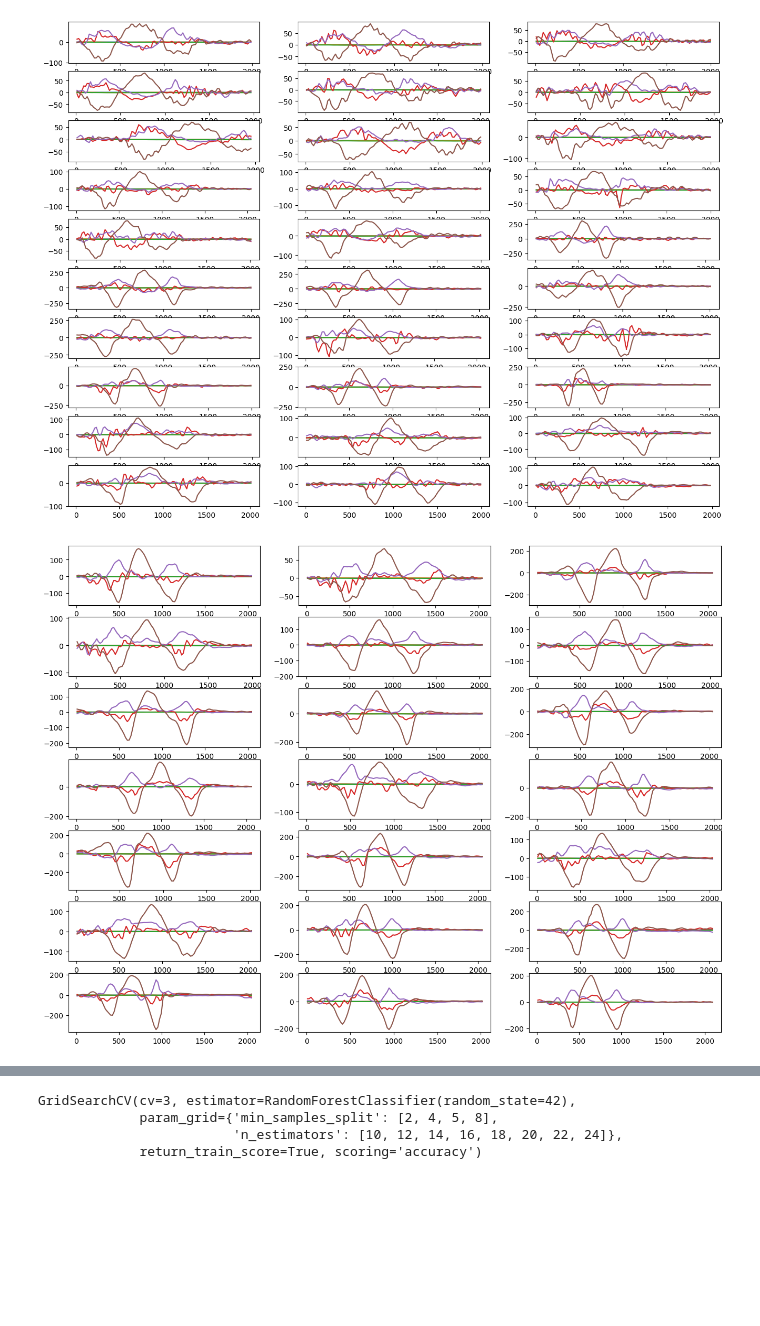
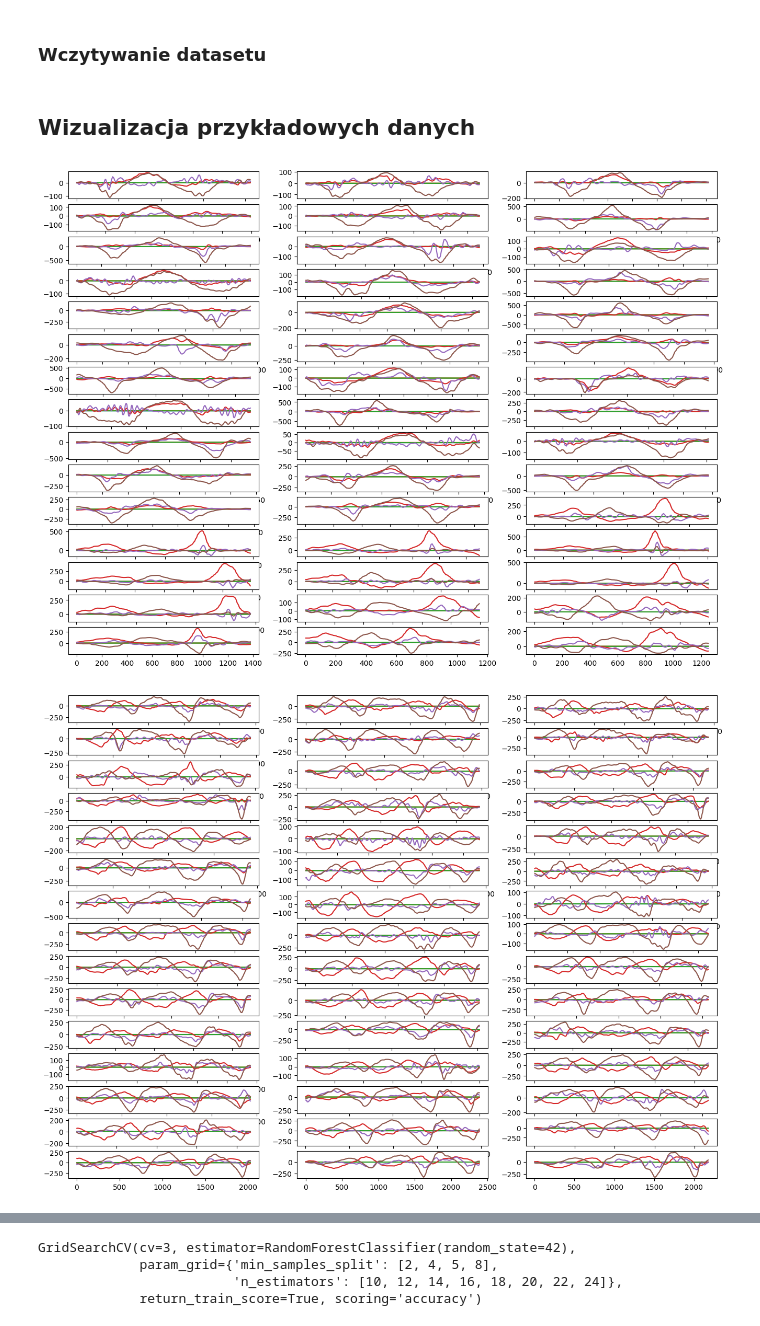
Before and after one commit to Olsonikk/MagicWand, a Jupyter notebook: ML.ipynb, the cells around one changed output, grey strips where cells are left out. Cells and saved outputs as stored; diff of their text form; code cells hidden in the pictures; blank space fills up the shorter version.

```diff
--- a/ML.ipynb
+++ b/ML.ipynb
@@ -22,11 +28,14 @@ def load_data_from_directory(directory):
     return data, labels
+# %% [markdown]
+### Wczytywanie datasetu
 # %%
-#lewo_data, lewo_labels = load_data_from_directory('lewo')
-#przod_data, przod_labels = load_data_from_directory('przod')
-avada_data, avada_labels = load_data_from_directory('avada3')
-lumos_data, lumos_labels = load_data_from_directory('lumos')
-alohomora_data, alohomora_labels = load_data_from_directory('alohomora')
-wingardium_data, wingardium_labels = load_data_from_directory('wingardium')
+avada_data, avada_labels = load_data_from_directory('avada_new')
+lumos_data, lumos_labels = load_data_from_directory('lumos_new')
+alohomora_data, alohomora_labels = load_data_from_directory('alohomora_new')
+wingardium_data, wingardium_labels = load_data_from_directory('wingardium_new')
+mystery_data, mystery_labels = load_data_from_directory('mystery')
+# %% [markdown]
+## Wizualizacja przykładowych danych
 # %%
 def brief_plot(data):
     rows = len(data) // 4
@@ -37,9 +46,9 @@ def brief_plot(data):
 # %%
 brief_plot(avada_data)
 # %% [output]
-[figure, old version]
+[figure, new version]
 # %%
-brief_plot(avada_data)
+brief_plot(lumos_data)
 # %% [output]
-[figure, old version]
+[figure, new version]
 # %%
```
Also changed, not shown: parts of 28 cells of this notebook.
